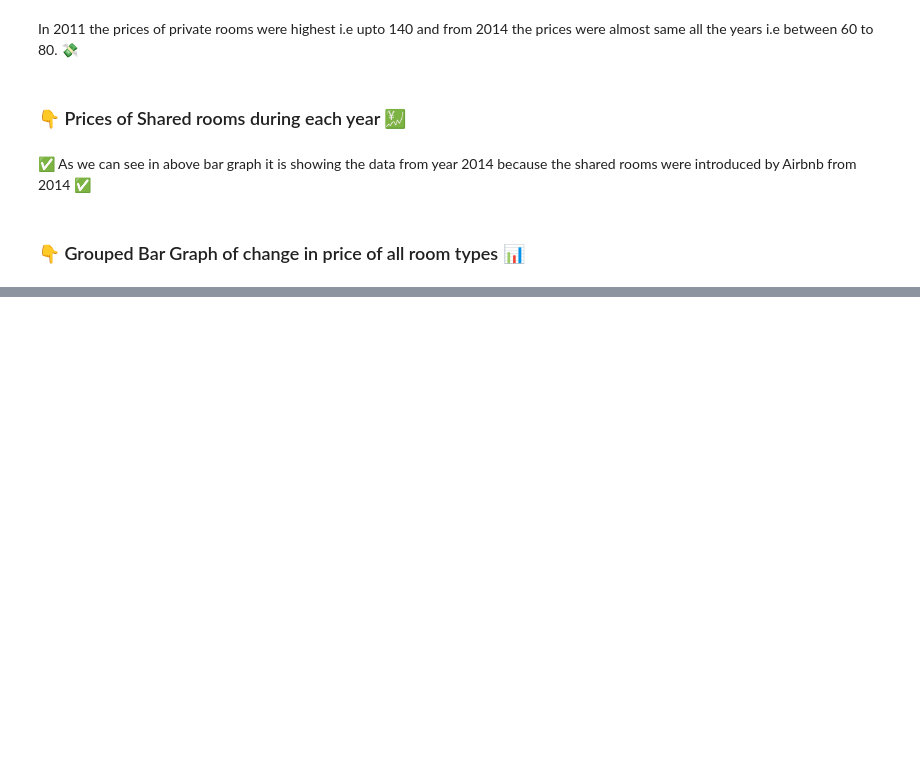
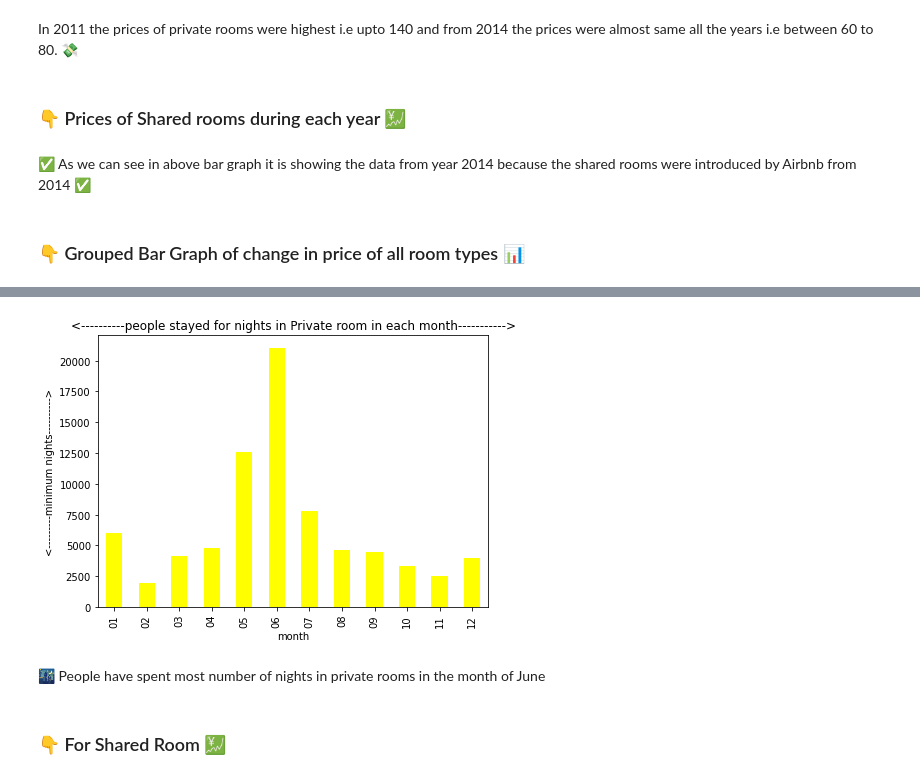
Before and after one commit to DevOps-With-Mantresh/EDA-Airbnb, a Jupyter notebook: EDA_of_Airbnb.ipynb, the cells around one changed output, grey strips where cells are left out. Saved outputs shown, nothing was run; the diff lists cells and outputs as text; code cells hidden in the pictures; blank space fills up the shorter version.

```diff
--- a/EDA_of_Airbnb.ipynb
+++ b/EDA_of_Airbnb.ipynb
@@ -707,0 +744,14 @@ plt.show()
+# %%
+private= bnb_df[bnb_df['room_type']=='Private room']
+# %%
+private.groupby('month')['minimum_nights'].sum().plot.bar(color='yellow')
+plt.title('<----------people stayed for nights in Private room in each month----------->')
+plt.ylabel('<---------minimum nights---------->')
+
+plt.show()
+# %% [output]
+[figure, added]
+# %% [markdown]
+🌃 People have spent most number of nights in private rooms in the month of June
+# %% [markdown]
+### 👇 For Shared Room 💹
```
Also changed, not shown: parts of 38 cells of this notebook.
